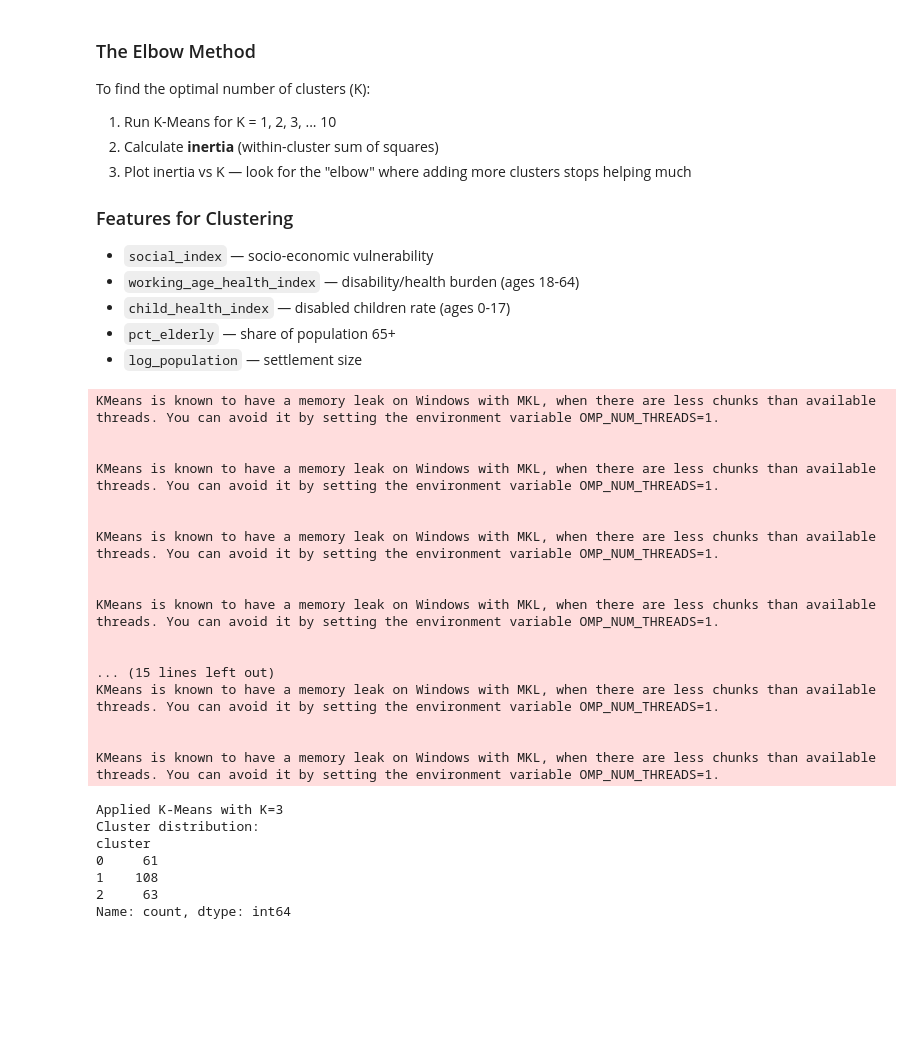
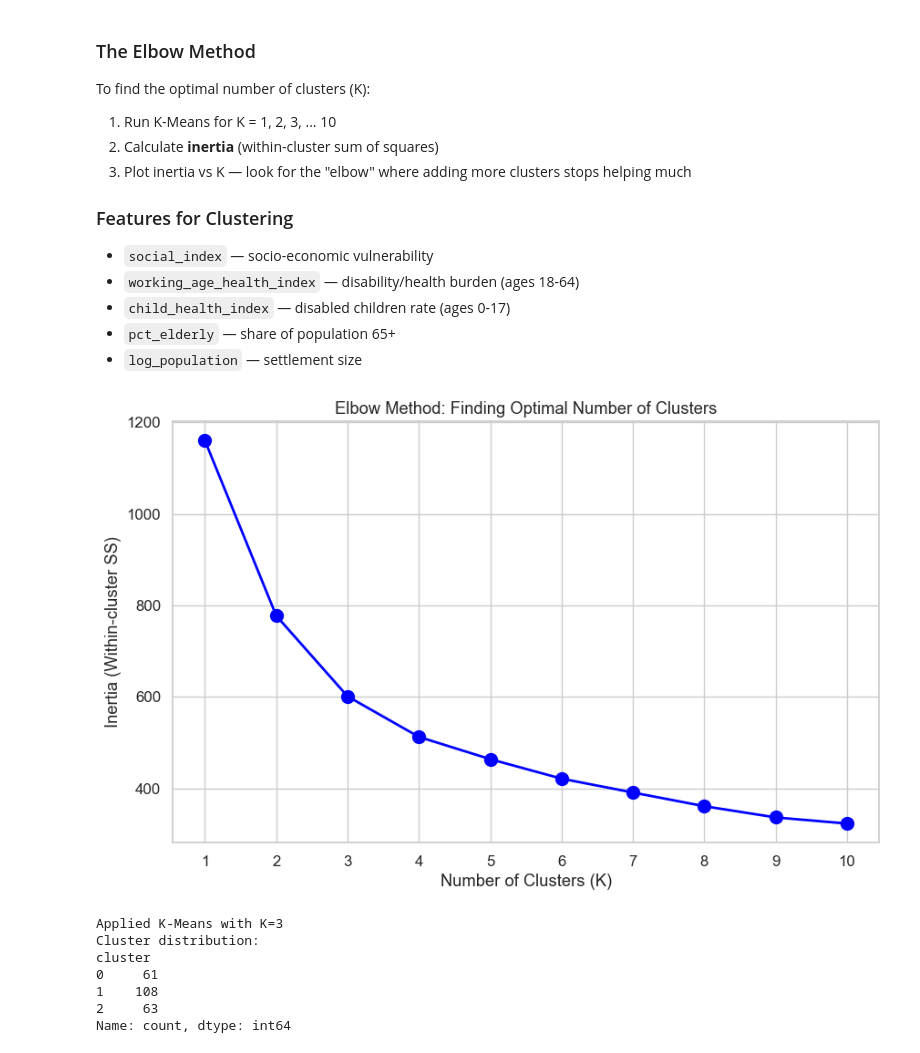
Before and after one commit to TovTechOrg/research-vicious-circle, a Jupyter notebook: vicious_circle_clustering.ipynb, the cells around one changed output. Saved outputs shown, nothing was run; the diff lists cells and outputs as text; code cells hidden in the pictures; blank space fills up the shorter version.

```diff
--- a/vicious_circle_clustering.ipynb
+++ b/vicious_circle_clustering.ipynb
@@ -42,15 +42,12 @@ import pandas as pd
 from sklearn.preprocessing import StandardScaler
 from sklearn.cluster import KMeans
 
-import plotly.express as px
-import plotly.graph_objects as go
+import matplotlib.pyplot as plt
+import seaborn as sns
 
-# For OLS trendlines in plotly
-try:
-    import statsmodels
-except ImportError:
-    print("Warning: statsmodels not installed. Trendlines may not work.")
-    print("Install with: pip install statsmodels")
+# Seaborn style - красивая тема
+sns.set_theme(style="whitegrid", palette="Set1", font_scale=1.1)
+plt.rcParams['figure.figsize'] = (10, 6)
 # %%
 # === ENVIRONMENT SETUP ===
 IN_COLAB = "google.colab" in sys.modules
@@ -273,73 +270,46 @@ cluster_features = [
     "working_age_health_index",
     "child_health_index",
     "pct_elderly",
     "log_population"
 ]
 X_cluster = df_work[cluster_features].dropna().to_numpy()
 
 # Standardize
 scaler_cluster = StandardScaler()
 X_cluster_scaled = scaler_cluster.fit_transform(X_cluster)
 
 # === ELBOW METHOD ===
 k_range = range(1, 11)
 inertias = []
 
 for k in k_range:
     kmeans = KMeans(n_clusters=k, random_state=42, n_init=10)
     kmeans.fit(X_cluster_scaled)
     inertias.append(kmeans.inertia_)
 
 # Plot Elbow
-fig_elbow = px.line(
-    x=list(k_range),
-    y=inertias,
-    markers=True,
-    labels={"x": "Number of Clusters (K)", "y": "Inertia (Within-cluster SS)"},
-    title="Elbow Method: Finding Optimal Number of Clusters"
-)
-
-fig_elbow.update_traces(marker=dict(size=10), line=dict(width=3))
-fig_elbow.update_layout(
-    title_font_size=18,
-    xaxis=dict(tickmode="linear", tick0=1, dtick=1),
-    plot_bgcolor="white"
-)
-fig_elbow.update_xaxes(showgrid=True, gridcolor="lightgray")
-fig_elbow.update_yaxes(showgrid=True, gridcolor="lightgray")
-
-fig_elbow.show()
+plt.figure(figsize=(10, 6))
+plt.plot(k_range, inertias, 'bo-', linewidth=2, markersize=10)
+plt.xlabel('Number of Clusters (K)')
+plt.ylabel('Inertia (Within-cluster SS)')
+plt.title('Elbow Method: Finding Optimal Number of Clusters')
+plt.xticks(k_range)
+plt.show()
 
 # === APPLY CLUSTERING WITH OPTIMAL K ===
-OPTIMAL_K = 3  # Based on elbow - change if needed
+OPTIMAL_K = 3  # Based on elbow
 
 kmeans_final = KMeans(n_clusters=OPTIMAL_K, random_state=42, n_init=10)
 df_work["cluster"] = kmeans_final.fit_predict(X_cluster_scaled)
 
 print(f"\nApplied K-Means with K={OPTIMAL_K}")
 print(f"Cluster distribution:\n{df_work['cluster'].value_counts().sort_index()}")
 # %% [output]
+[figure, added]
-KMeans is known to have a memory leak on Windows with MKL, when there are less chunks than available threads. You can avoid it by setting the environment variable OMP_NUM_THREADS=1.
-
-
-KMeans is known to have a memory leak on Windows with MKL, when there are less chunks than available threads. You can avoid it by setting the environment variable OMP_NUM_THREADS=1.
-
-
-KMeans is known to have a memory leak on Windows with MKL, when there are less chunks than available threads. You can avoid it by setting the environment variable OMP_NUM_THREADS=1.
-
-
-KMeans is known to have a memory leak on Windows with MKL, when there are less chunks than available threads. You can avoid it by setting the environment variable OMP_NUM_THREADS=1.
-
-
-... (15 lines left out)
-KMeans is known to have a memory leak on Windows with MKL, when there are less chunks than available threads. You can avoid it by setting the environment variable OMP_NUM_THREADS=1.
-
-
-KMeans is known to have a memory leak on Windows with MKL, when there are less chunks than available threads. You can avoid it by setting the environment variable OMP_NUM_THREADS=1.
+Applied K-Means with K=3
+Cluster distribution:
+cluster
+0     61
+1    108
+2     63
+Name: count, dtype: int64
-Applied K-Means with K=3
-Cluster distribution:
-cluster
-0     61
-1    108
-2     63
-Name: count, dtype: int64
```
Also changed, not shown: parts of 10 cells of this notebook.
